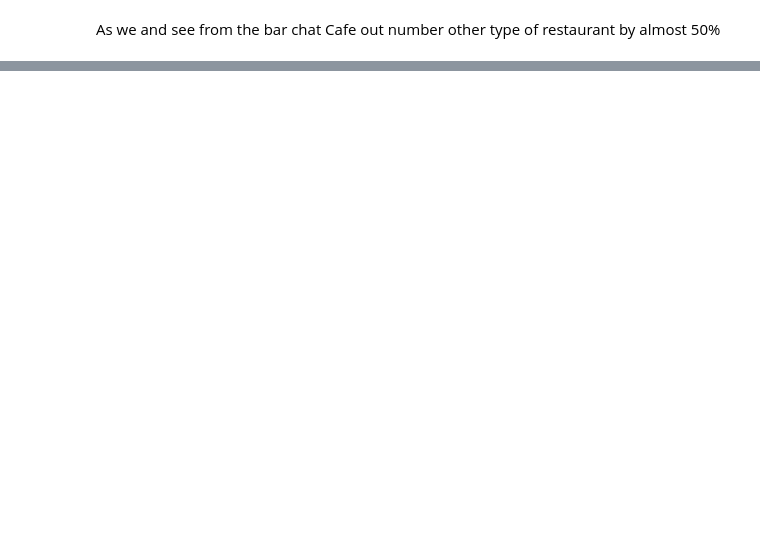
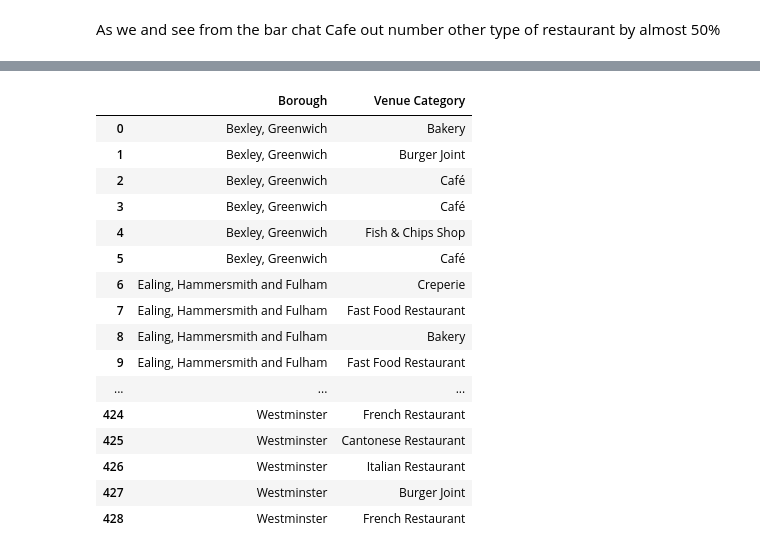
Before and after one commit to willokans/Coursera_Capstone, a Jupyter notebook: Part II - Restaurants in London.ipynb, the cells around one changed output, grey strips where cells are left out. Cells and saved outputs as stored; diff of their text form; code cells hidden in the pictures; blank space fills up the shorter version.

```diff
--- a/Part II - Restaurants in London.ipynb
+++ b/Part II - Restaurants in London.ipynb
@@ -477,3 +470,4 @@ As we and see from the bar chat Cafe out number other type of restaurant by almo
 # %%
-borough_rest_type_df = london_venues[['Borough','Venue Category']].groupby(['Borough', 'Venue Category']).agg(count_col=pd.NamedAgg(column="Venue Category", aggfunc="count").sort_values(['Borough', 'count_col'], ascending=False).reset_index()
+borough_rest_type_df = london_venues[['Borough','Venue Category']].groupby(['Borough', 'Venue Category'])
+borough_rest_type_df.head()
 # %% [output]
@@ -480,0 +474,17 @@ SyntaxError: unexpected EOF while parsing (<ipython-input-96-5127bccff080>, line
+|  | Borough | Venue Category |
+| 0 | Bexley, Greenwich | Bakery |
+| 1 | Bexley, Greenwich | Burger Joint |
+| 2 | Bexley, Greenwich | Café |
+| 3 | Bexley, Greenwich | Café |
+| 4 | Bexley, Greenwich | Fish & Chips Shop |
+| 5 | Bexley, Greenwich | Café |
+| 6 | Ealing, Hammersmith and Fulham | Creperie |
+| 7 | Ealing, Hammersmith and Fulham | Fast Food Restaurant |
+| 8 | Ealing, Hammersmith and Fulham | Bakery |
+| 9 | Ealing, Hammersmith and Fulham | Fast Food Restaurant |
+| ... | ... | ... |
+| 424 | Westminster | French Restaurant |
+| 425 | Westminster | Cantonese Restaurant |
+| 426 | Westminster | Italian Restaurant |
+| 427 | Westminster | Burger Joint |
+| 428 | Westminster | French Restaurant |
```
Also changed, not shown: parts of 13 cells of this notebook.
